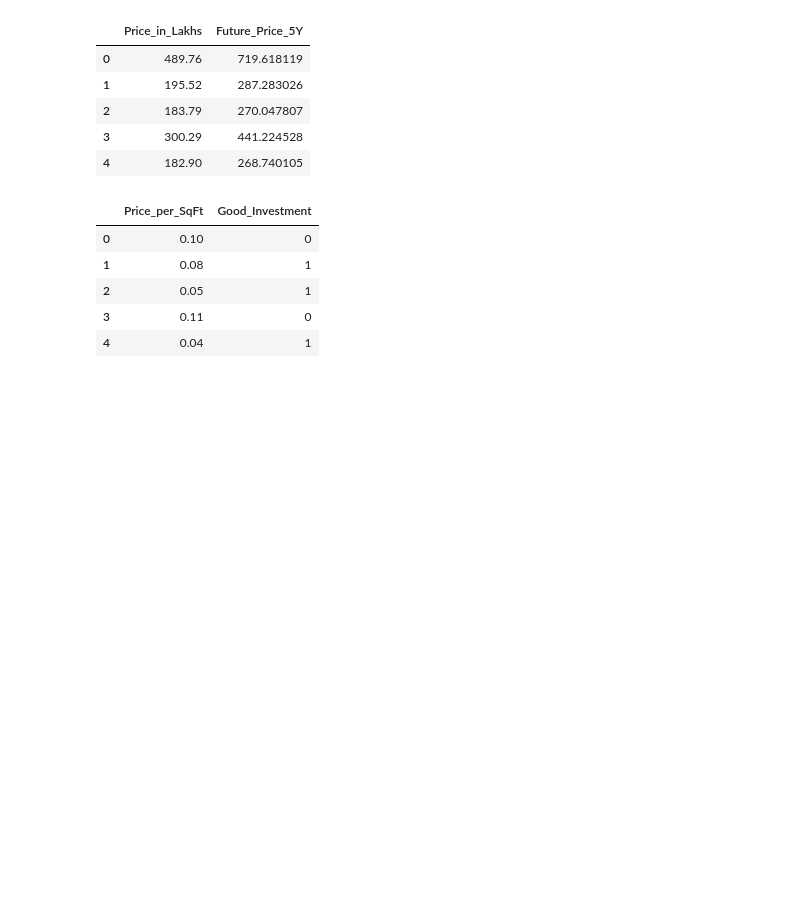
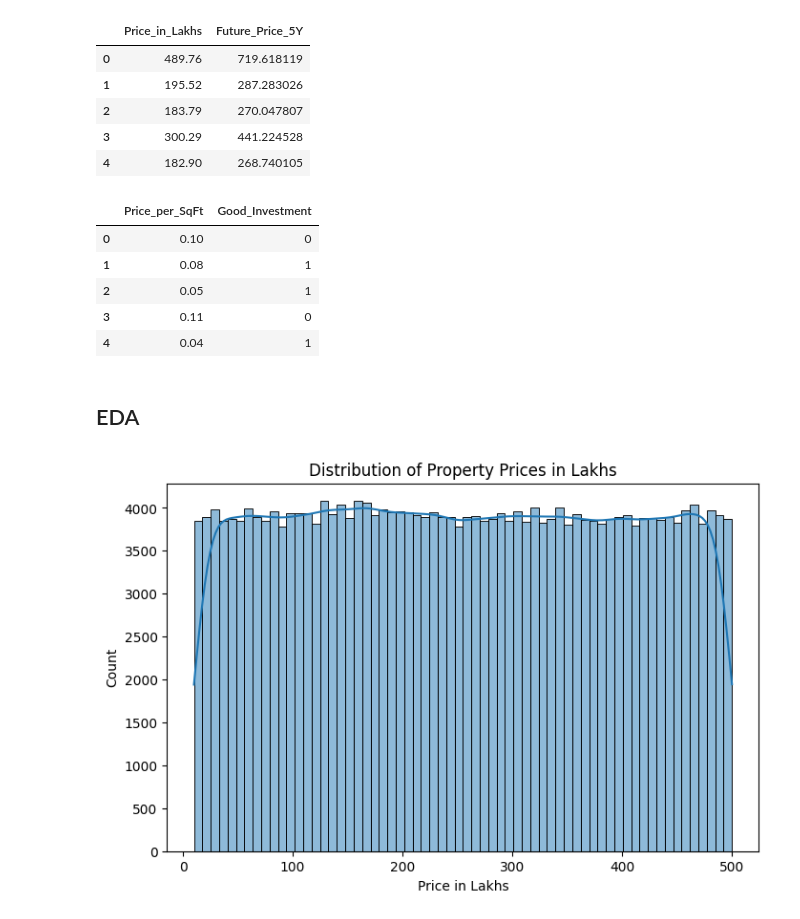
Before and after one commit to shabbu8111999/Real_Estate_Investment_Advisor_Using_ML_Streamlit, a Jupyter notebook: project_jupyter_file/real_estate_project.ipynb, the cells around one changed output. Saved outputs shown, nothing was run; the diff lists cells and outputs as text; code cells hidden in the pictures; blank space fills up the shorter version.

```diff
--- a/project_jupyter_file/real_estate_project.ipynb
+++ b/project_jupyter_file/real_estate_project.ipynb
@@ -343,3 +343,15 @@ df[['Price_per_SqFt', 'Good_Investment']].head()
 | 2 | 0.05 | 1 |
 | 3 | 0.11 | 0 |
 | 4 | 0.04 | 1 |
+# %% [markdown]
+## EDA
+# %%
+# Distribution of Price_in_Lakhs
+plt.figure(figsize=(8, 5))
+sns.histplot(df['Price_in_Lakhs'], kde = True)
+plt.title("Distribution of Property Prices in Lakhs")
+plt.xlabel("Price in Lakhs")
+plt.ylabel("Count")
+plt.show()
+# %% [output]
+[figure, added]
```
Also changed, not shown: parts of 14 cells of this notebook.
